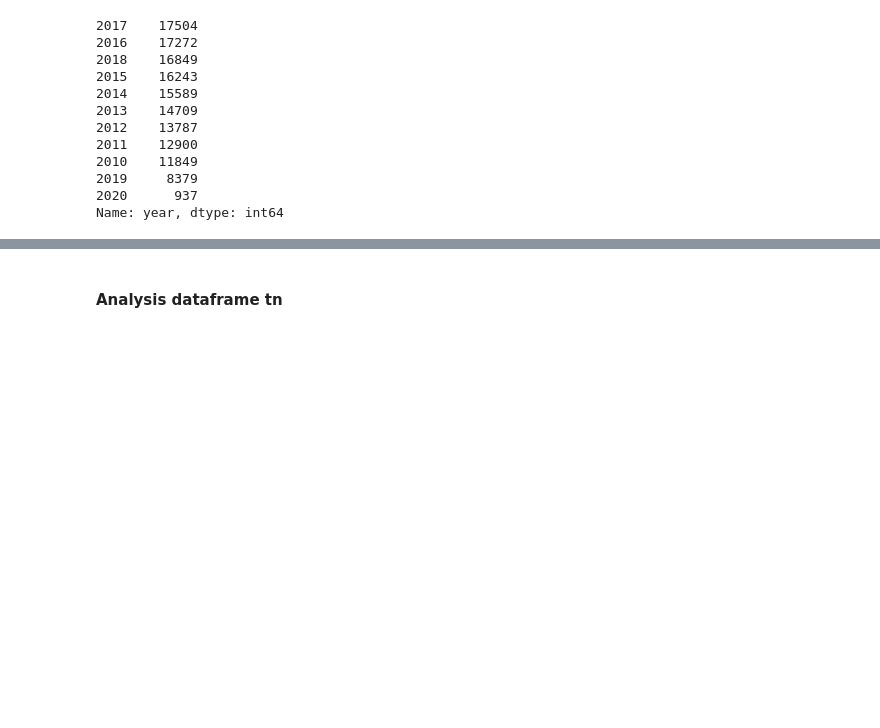
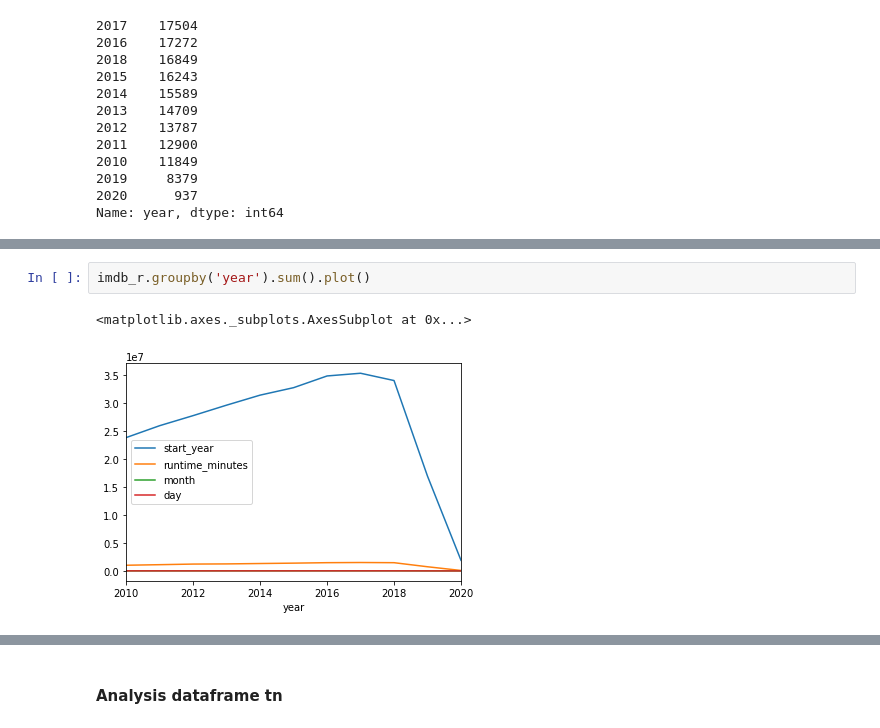
Before and after one commit to ksis1st/Project_MS_Studio, a Jupyter notebook: Project_MS_Studio.ipynb, the cells around one changed output, grey strips where cells are left out. Saved outputs shown, nothing was run; the diff lists cells and outputs as text; blank space fills up the shorter version.

Commit message:
Did analysis vide visualization on shortlisted DFs

```diff
--- a/Project_MS_Studio.ipynb
+++ b/Project_MS_Studio.ipynb
@@ -1461,0 +1488,5 @@ Name: year, dtype: int64
+# %%
+imdb_r.groupby('year').sum().plot()
+# %% [output]
+<matplotlib.axes._subplots.AxesSubplot at 0x...>
+[figure, added]
```
Also changed, not shown: parts of 69 cells of this notebook, 1 other file.
